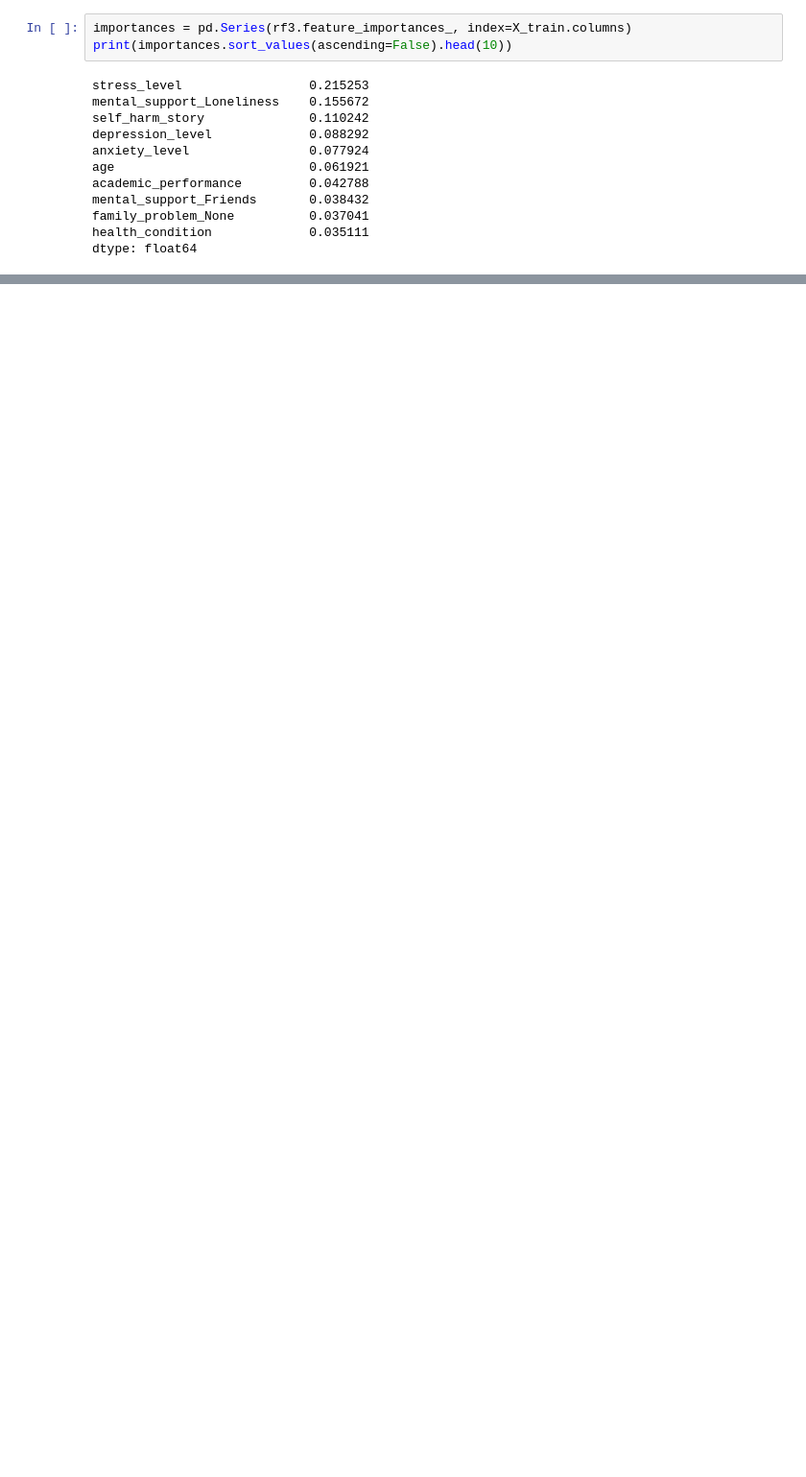
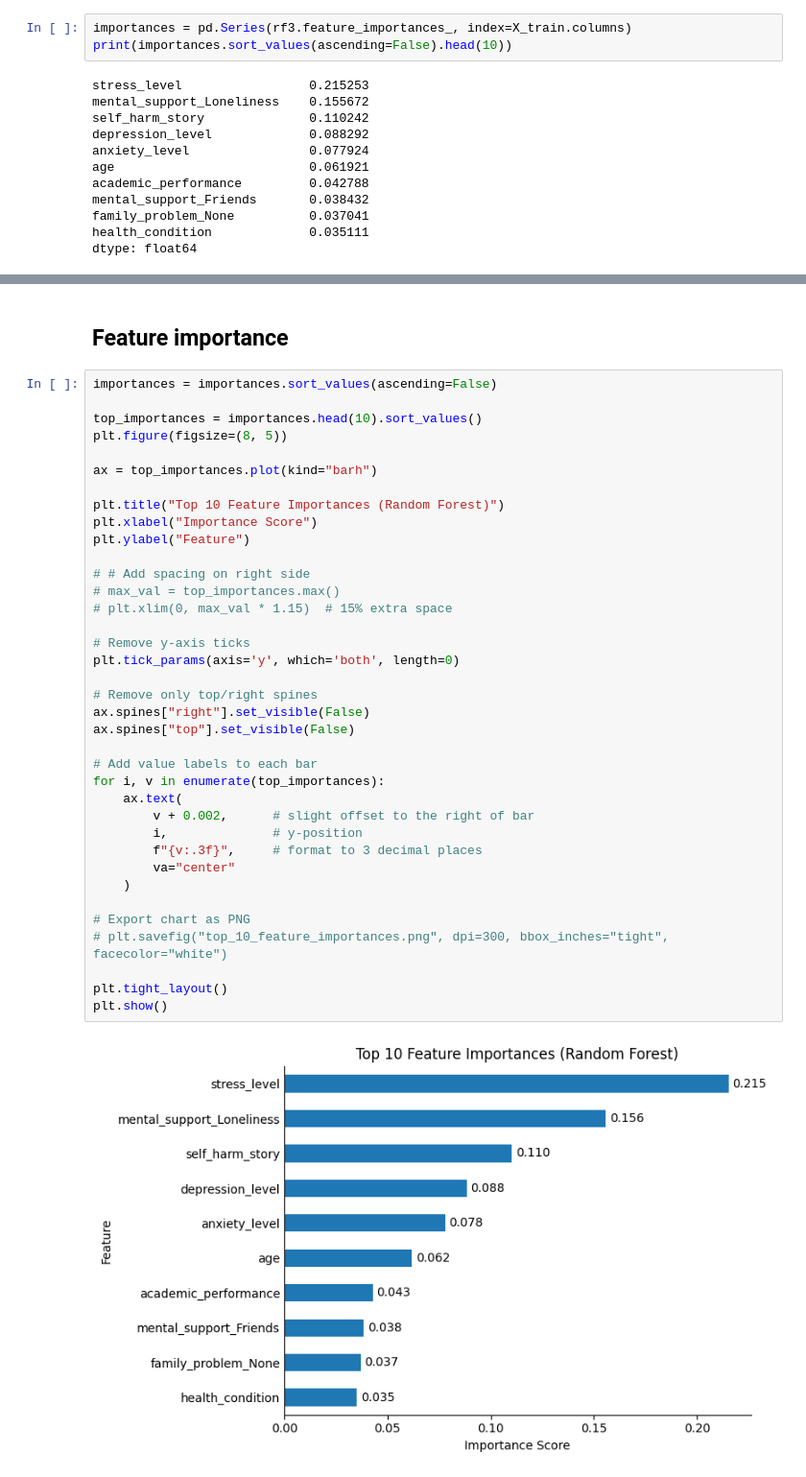
Before and after one commit to travage/student-suicide-risk-assessment, a Jupyter notebook: notebooks/exploratory.ipynb, the cells around one changed output, grey strips where cells are left out. Shown at 96% size. Saved outputs shown, nothing was run; the diff lists cells and outputs as text; blank space fills up the shorter version.

```diff
--- a/notebooks/exploratory.ipynb
+++ b/notebooks/exploratory.ipynb
@@ -451,0 +511,41 @@ dtype: float64
+# %% [markdown]
+## Feature importance
+# %%
+importances = importances.sort_values(ascending=False)
+
+top_importances = importances.head(10).sort_values()
+plt.figure(figsize=(8, 5))
+
+ax = top_importances.plot(kind="barh")
+
+plt.title("Top 10 Feature Importances (Random Forest)")
+plt.xlabel("Importance Score")
+plt.ylabel("Feature")
+
+# # Add spacing on right side
+# max_val = top_importances.max()
+# plt.xlim(0, max_val * 1.15)  # 15% extra space
+
+# Remove y-axis ticks
+plt.tick_params(axis='y', which='both', length=0)
+
+# Remove only top/right spines
+ax.spines["right"].set_visible(False)
+ax.spines["top"].set_visible(False)
+
+# Add value labels to each bar
+for i, v in enumerate(top_importances):
+    ax.text(
+        v + 0.002,      # slight offset to the right of bar
+        i,              # y-position
+        f"{v:.3f}",     # format to 3 decimal places
+        va="center"
+    )
+
+# Export chart as PNG
+# plt.savefig("top_10_feature_importances.png", dpi=300, bbox_inches="tight", facecolor="white")
+
+plt.tight_layout()
+plt.show()
+# %% [output]
+[figure, added]
```
Also changed, not shown: parts of 5 cells of this notebook, 10 other files.
